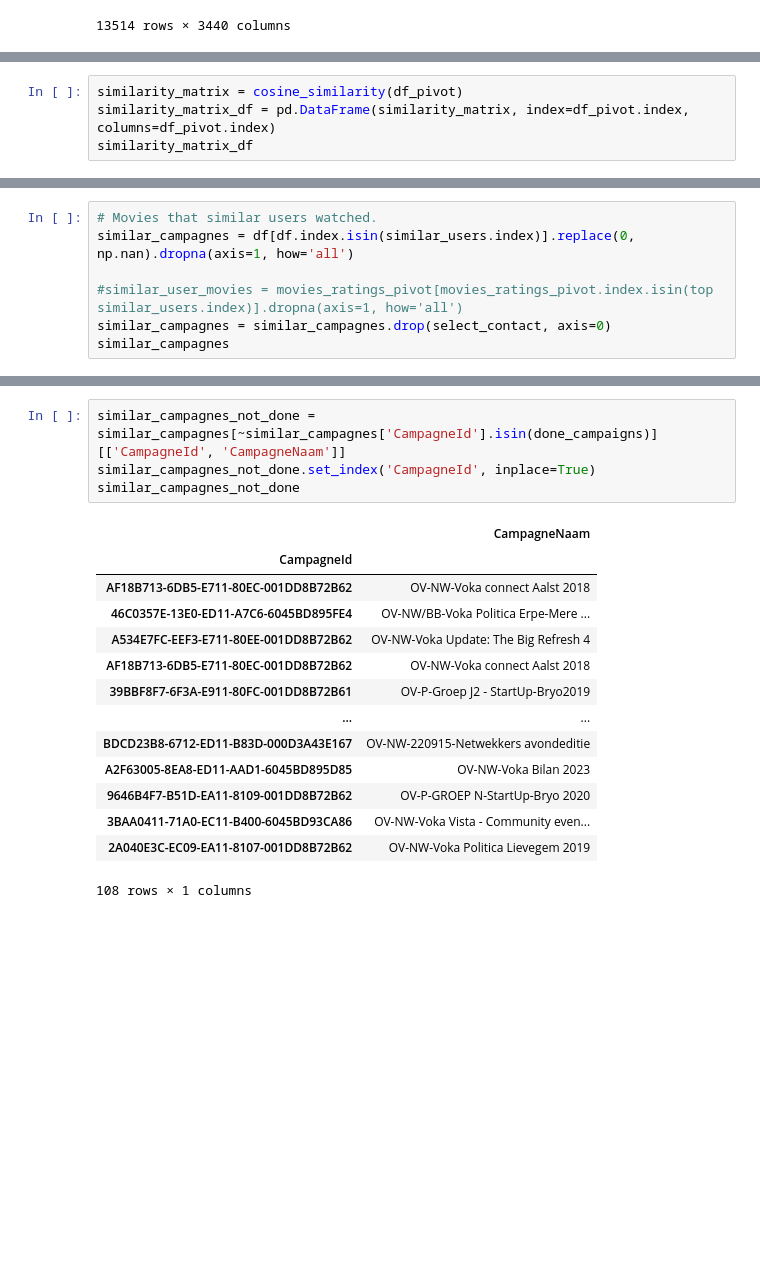
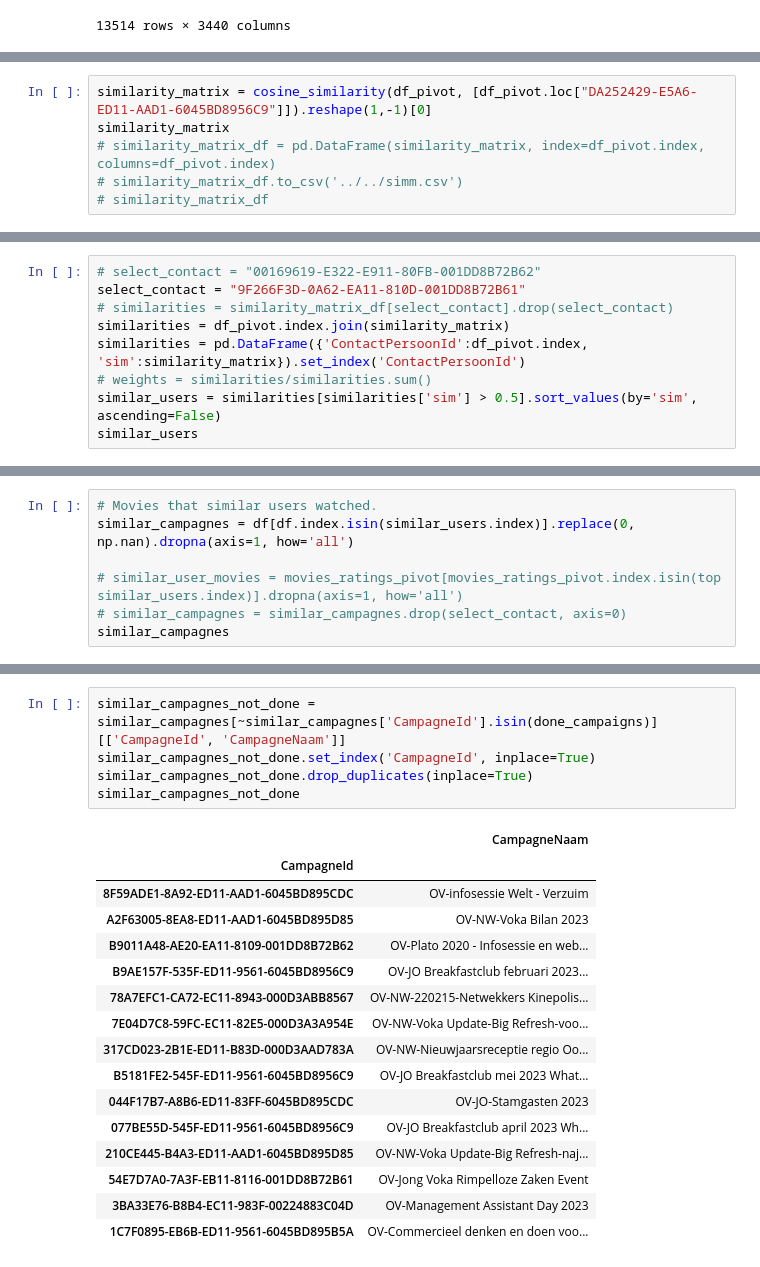
Before and after one commit to Pineapple217/HoGent-Data-Engineering-Project-2324, a Jupyter notebook: notebooks/User based Collaborative filtering/Userbased.ipynb, the cells around one changed output, grey strips where cells are left out. Drawn from its saved outputs; the diff is of its cells as text; blank space fills up the shorter version.

Commit message:
single contact per "query"

```diff
--- a/notebooks/User based Collaborative filtering/Userbased.ipynb
+++ b/notebooks/User based Collaborative filtering/Userbased.ipynb
@@ -61,5 +79,7 @@ df_pivot
 # %%
-similarity_matrix = cosine_similarity(df_pivot)
-similarity_matrix_df = pd.DataFrame(similarity_matrix, index=df_pivot.index, columns=df_pivot.index)
-similarity_matrix_df
+similarity_matrix = cosine_similarity(df_pivot, [df_pivot.loc["DA252429-E5A6-ED11-AAD1-6045BD8956C9"]]).reshape(1,-1)[0]
+similarity_matrix
+# similarity_matrix_df = pd.DataFrame(similarity_matrix, index=df_pivot.index, columns=df_pivot.index)
+# similarity_matrix_df.to_csv('../../simm.csv')
+# similarity_matrix_df
 # %% [output]
@@ -105,0 +87,9 @@ Name: 00169619-E322-E911-80FB-001DD8B72B62, dtype: float64
+# %%
+# select_contact = "00169619-E322-E911-80FB-001DD8B72B62"
+select_contact = "9F266F3D-0A62-EA11-810D-001DD8B72B61"
+# similarities = similarity_matrix_df[select_contact].drop(select_contact)
+similarities = df_pivot.index.join(similarity_matrix)
+similarities = pd.DataFrame({'ContactPersoonId':df_pivot.index, 'sim':similarity_matrix}).set_index('ContactPersoonId')
+# weights = similarities/similarities.sum()
+similar_users = similarities[similarities['sim'] > 0.5].sort_values(by='sim', ascending=False)
+similar_users
@@ -121,8 +117,8 @@ Name: CampagneId, dtype: object
 # Movies that similar users watched.
 similar_campagnes = df[df.index.isin(similar_users.index)].replace(0, np.nan).dropna(axis=1, how='all')
 
-#similar_user_movies = movies_ratings_pivot[movies_ratings_pivot.index.isin(top similar_users.index)].dropna(axis=1, how='all')
-similar_campagnes = similar_campagnes.drop(select_contact, axis=0)
+# similar_user_movies = movies_ratings_pivot[movies_ratings_pivot.index.isin(top similar_users.index)].dropna(axis=1, how='all')
+# similar_campagnes = similar_campagnes.drop(select_contact, axis=0)
 similar_campagnes
 # %% [output]
 |  | CampagneId | CampagneNaam | Ondernemingsaard | Ondernemingstype | PrimaireActiviteit | Functie | ... |
@@ -159,19 +159,22 @@ similar_campagnes[['CampagneId', 'CampagneNaam']]
 # %%
 similar_campagnes_not_done = similar_campagnes[~similar_campagnes['CampagneId'].isin(done_campaigns)][['CampagneId', 'CampagneNaam']]
 similar_campagnes_not_done.set_index('CampagneId', inplace=True)
+similar_campagnes_not_done.drop_duplicates(inplace=True)
 similar_campagnes_not_done
 # %% [output]
 |  | CampagneNaam |
 | CampagneId |  |
-| AF18B713-6DB5-E711-80EC-001DD8B72B62 | OV-NW-Voka connect Aalst 2018 |
-| 46C0357E-13E0-ED11-A7C6-6045BD895FE4 | OV-NW/BB-Voka Politica Erpe-Mere ... |
-| A534E7FC-EEF3-E711-80EE-001DD8B72B62 | OV-NW-Voka Update: The Big Refresh 4 |
-| AF18B713-6DB5-E711-80EC-001DD8B72B62 | OV-NW-Voka connect Aalst 2018 |
-| 39BBF8F7-6F3A-E911-80FC-001DD8B72B61 | OV-P-Groep J2 - StartUp-Bryo2019 |
-| ... | ... |
-| BDCD23B8-6712-ED11-B83D-000D3A43E167 | OV-NW-220915-Netwekkers avondeditie |
+| 8F59ADE1-8A92-ED11-AAD1-6045BD895CDC | OV-infosessie Welt - Verzuim |
 | A2F63005-8EA8-ED11-AAD1-6045BD895D85 | OV-NW-Voka Bilan 2023 |
-| 9646B4F7-B51D-EA11-8109-001DD8B72B62 | OV-P-GROEP N-StartUp-Bryo 2020 |
-| 3BAA0411-71A0-EC11-B400-6045BD93CA86 | OV-NW-Voka Vista - Community even... |
-| 2A040E3C-EC09-EA11-8107-001DD8B72B62 | OV-NW-Voka Politica Lievegem 2019 |
+| B9011A48-AE20-EA11-8109-001DD8B72B62 | OV-Plato 2020 - Infosessie en web... |
+| B9AE157F-535F-ED11-9561-6045BD8956C9 | OV-JO Breakfastclub februari 2023... |
+| 78A7EFC1-CA72-EC11-8943-000D3ABB8567 | OV-NW-220215-Netwekkers Kinepolis... |
+| 7E04D7C8-59FC-EC11-82E5-000D3A3A954E | OV-NW-Voka Update-Big Refresh-voo... |
+| 317CD023-2B1E-ED11-B83D-000D3AAD783A | OV-NW-Nieuwjaarsreceptie regio Oo... |
+| B5181FE2-545F-ED11-9561-6045BD8956C9 | OV-JO Breakfastclub mei 2023 What... |
+| 044F17B7-A8B6-ED11-83FF-6045BD895CDC | OV-JO-Stamgasten 2023 |
+| 077BE55D-545F-ED11-9561-6045BD8956C9 | OV-JO Breakfastclub april 2023 Wh... |
+| 210CE445-B4A3-ED11-AAD1-6045BD895D85 | OV-NW-Voka Update-Big Refresh-naj... |
+| 54E7D7A0-7A3F-EB11-8116-001DD8B72B61 | OV-Jong Voka Rimpelloze Zaken Event |
+| 3BA33E76-B8B4-EC11-983F-00224883C04D | OV-Management Assistant Day 2023 |
+| 1C7F0895-EB6B-ED11-9561-6045BD895B5A | OV-Commercieel denken en doen voo... |
-108 rows × 1 columns
```
Also changed, not shown: parts of 10 cells of this notebook.
